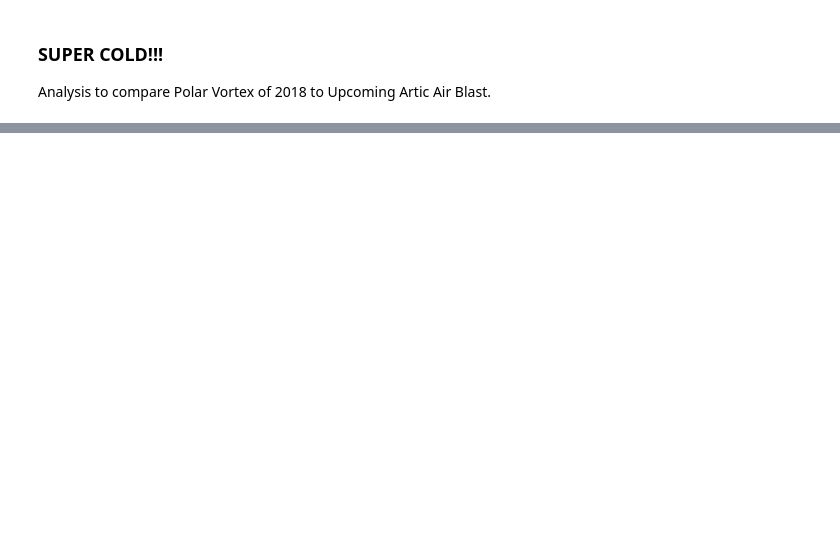
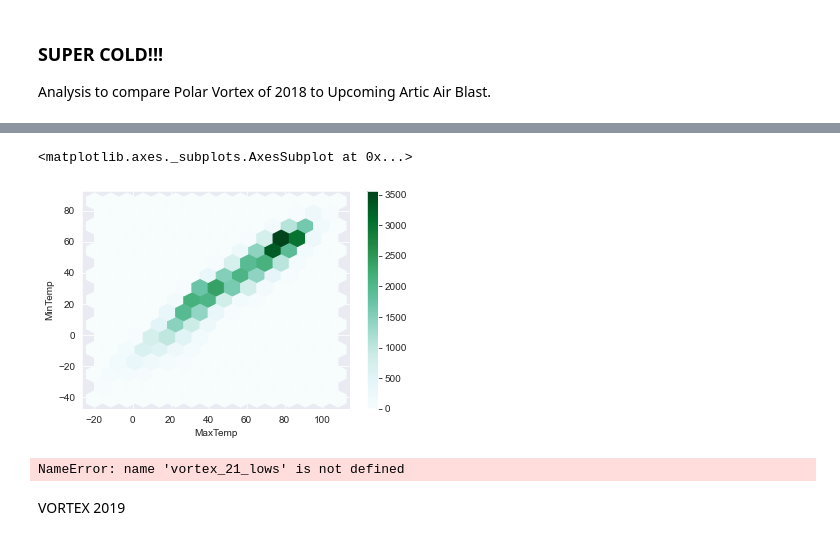
Before and after one commit to searanch/Minneapolis-Historical-Weather, a Jupyter notebook: msp_winter.ipynb, the cells around one changed output, grey strips where cells are left out. Cells and saved outputs as stored; diff of their text form; code cells hidden in the pictures; blank space fills up the shorter version.

Commit message:
Plotting Polar Vortex vs current Artic Outbreak.

```diff
--- a/msp_winter.ipynb
+++ b/msp_winter.ipynb
@@ -305,0 +316,14 @@ Analysis to compare Polar Vortex of 2018 to Upcoming Artic Air Blast.
+# %%
+# Hexbin plot
+
+temps.plot(x='MaxTemp', y='MinTemp', kind="hexbin", gridsize=15, sharex=False)
+# %% [output]
+<matplotlib.axes._subplots.AxesSubplot at 0x...>
+[figure, added]
+# %%
+vortex_21_lows
+vortex_18_lows
+# %% [output]
+NameError: name 'vortex_21_lows' is not defined
+# %% [markdown]
+VORTEX 2019
```
Also changed, not shown: parts of 20 cells of this notebook.
